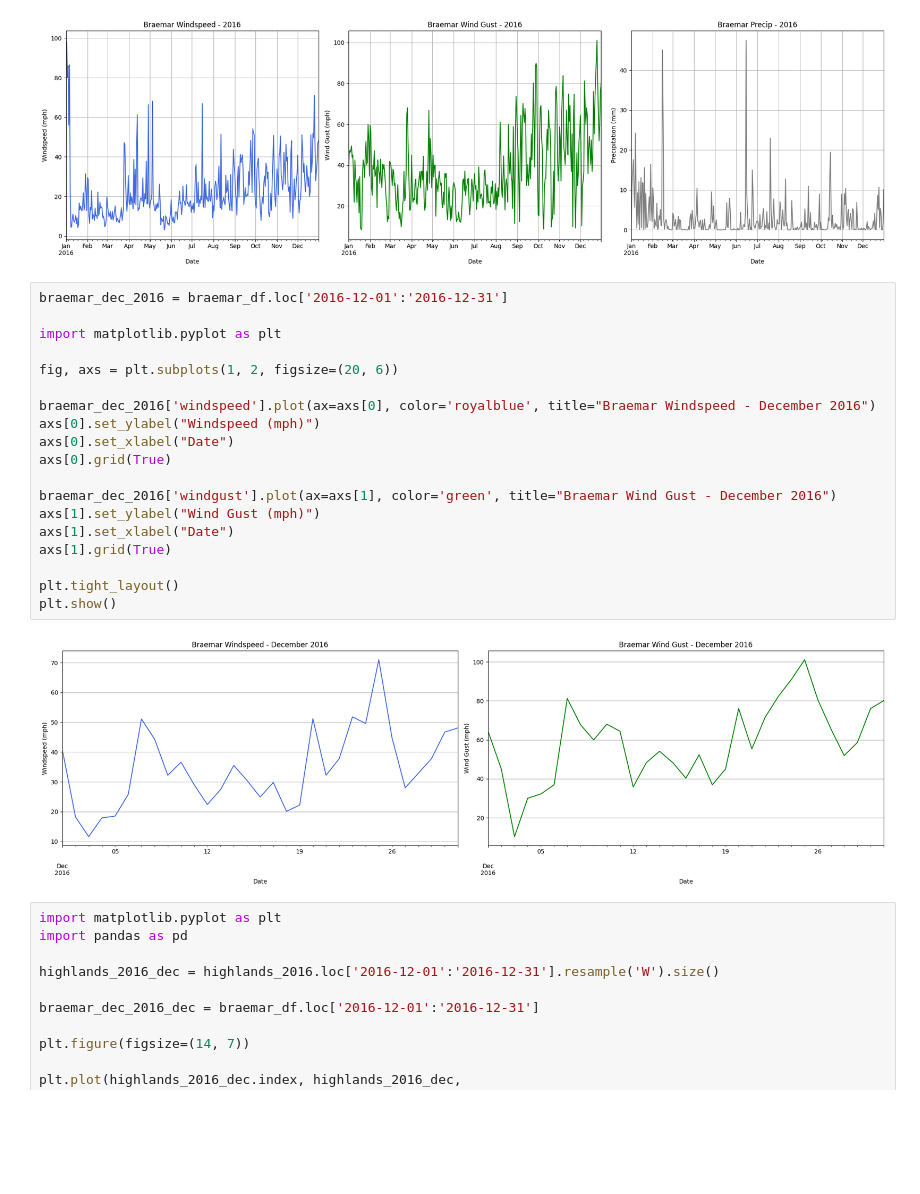
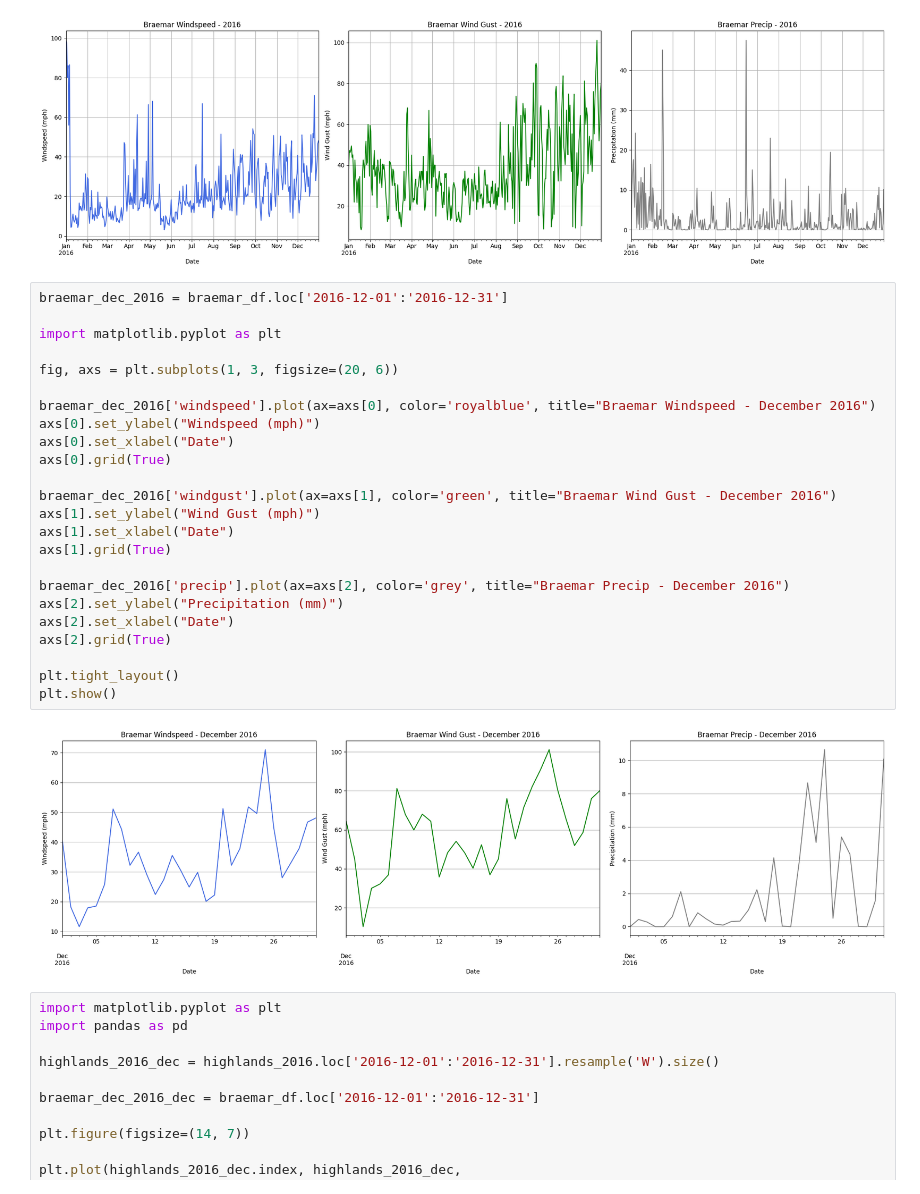
Before and after one commit to neilmartindev/shepd-eda, a Jupyter notebook: nafirs-shepd-eda.ipynb, the cells around one changed output. Cells and saved outputs as stored; diff of their text form; blank space fills up the shorter version.

```diff
--- a/nafirs-shepd-eda.ipynb
+++ b/nafirs-shepd-eda.ipynb
@@ -299,24 +299,29 @@ plt.show()
 # %%
 braemar_dec_2016 = braemar_df.loc['2016-12-01':'2016-12-31']
 
 import matplotlib.pyplot as plt
 
-fig, axs = plt.subplots(1, 2, figsize=(20, 6))
+fig, axs = plt.subplots(1, 3, figsize=(20, 6))
 
 braemar_dec_2016['windspeed'].plot(ax=axs[0], color='royalblue', title="Braemar Windspeed - December 2016")
 axs[0].set_ylabel("Windspeed (mph)")
 axs[0].set_xlabel("Date")
 axs[0].grid(True)
 
 braemar_dec_2016['windgust'].plot(ax=axs[1], color='green', title="Braemar Wind Gust - December 2016")
 axs[1].set_ylabel("Wind Gust (mph)")
 axs[1].set_xlabel("Date")
 axs[1].grid(True)
 
+braemar_dec_2016['precip'].plot(ax=axs[2], color='grey', title="Braemar Precip - December 2016")
+axs[2].set_ylabel("Precipitation (mm)")
+axs[2].set_xlabel("Date")
+axs[2].grid(True)
+
 plt.tight_layout()
 plt.show()
 # %% [output]
-[figure, old version]
+[figure, new version]
 # %%
 import matplotlib.pyplot as plt
 import pandas as pd
```
